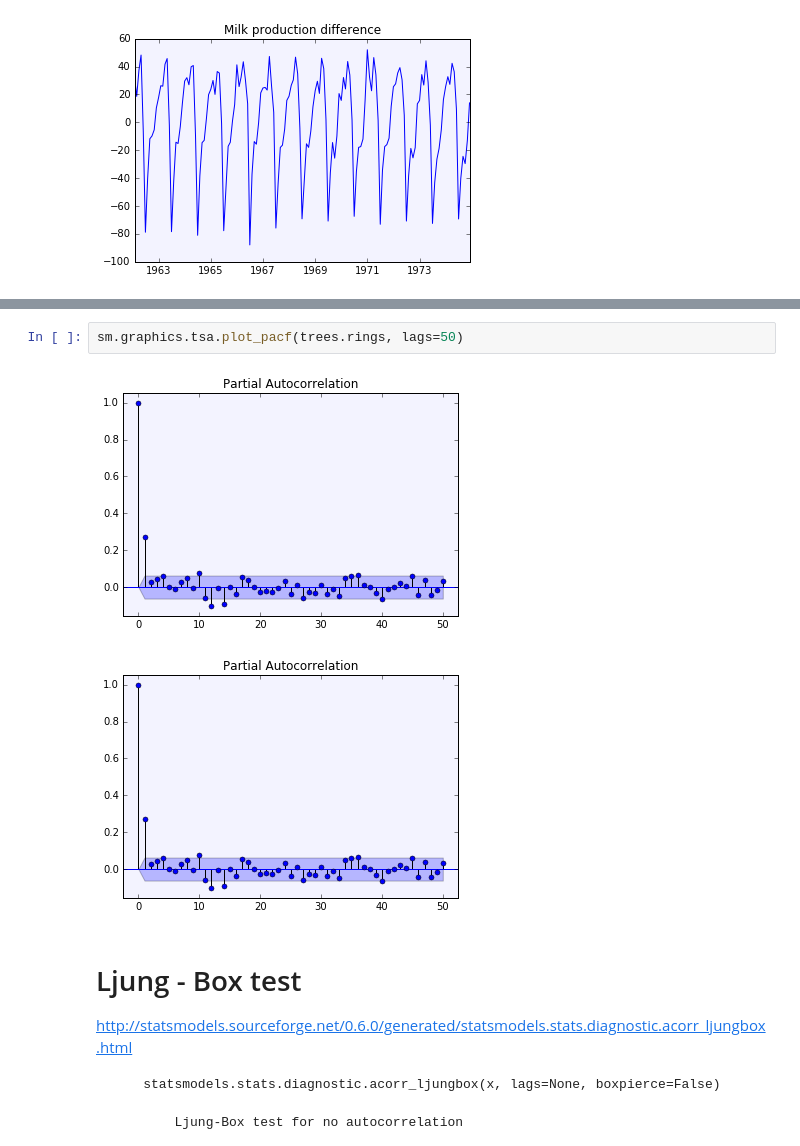
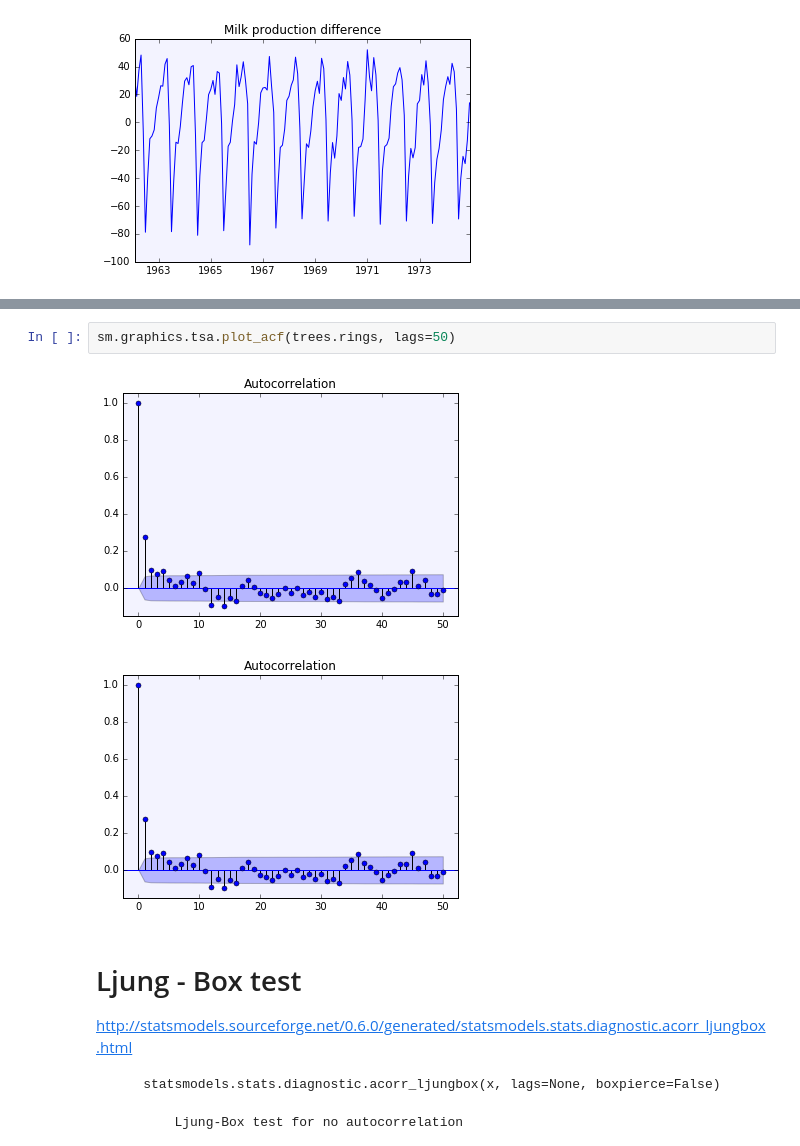
Before and after one commit to alexisperrier/gads, a Jupyter notebook: 17_ts2/py/L17 Time Series Demo.ipynb, the cells around one changed output, grey strips where cells are left out. Cells and saved outputs as stored; diff of their text form.

```diff
--- a/17_ts2/py/L17 Time Series Demo.ipynb
+++ b/17_ts2/py/L17 Time Series Demo.ipynb
@@ -89,8 +96,8 @@ sm.graphics.tsa.plot_pacf(milk_prod.difference, lags=50)
 # %%
-sm.graphics.tsa.plot_pacf(trees.rings, lags=50)
+sm.graphics.tsa.plot_acf(trees.rings, lags=50)
 # %% [output]
-[figure, old version]
+[figure, new version]
-[figure, old version]
+[figure, new version]
 # %% [markdown]
 # Ljung - Box test
 
```
Also changed, not shown: parts of 6 cells of this notebook, 5 other files.
